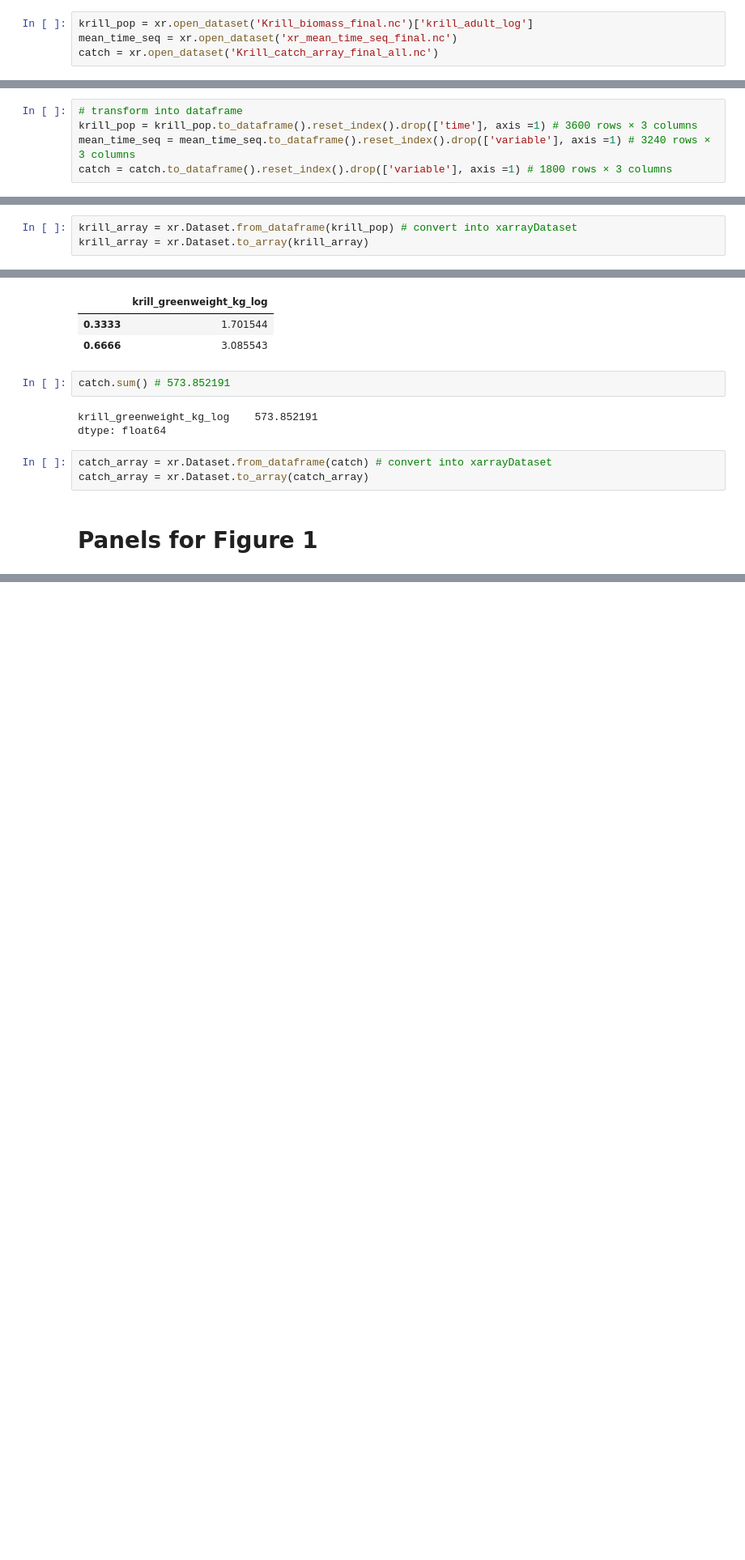
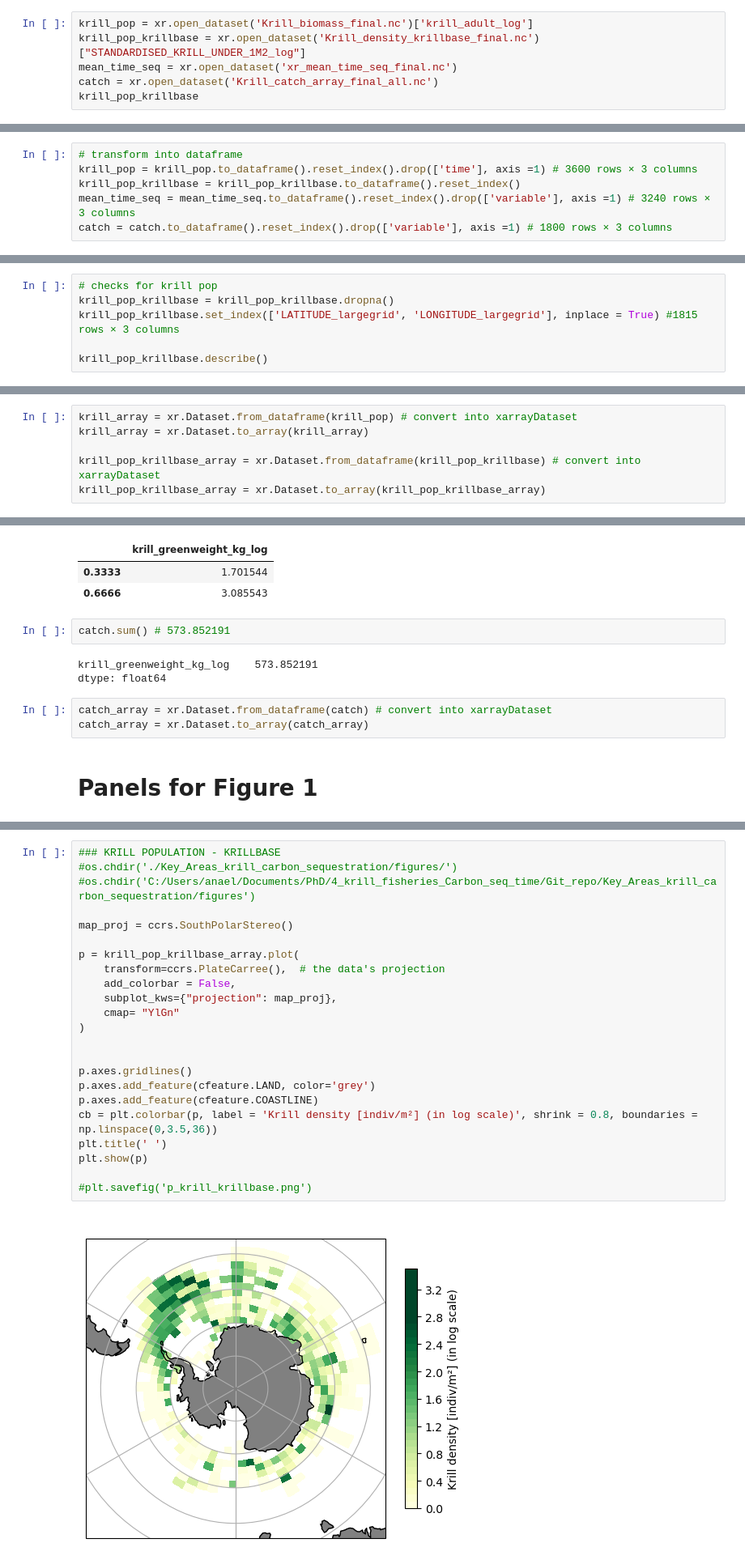
Before and after one commit to AnaelleDurfort/Key_Areas_krill_carbon_sequestration, a Jupyter notebook: Data_exploration.ipynb, the cells around one changed output, grey strips where cells are left out. Shown at 81% size. Saved outputs shown, nothing was run; the diff lists cells and outputs as text; blank space fills up the shorter version.

```diff
--- a/Data_exploration.ipynb
+++ b/Data_exploration.ipynb
@@ -37,5 +38,7 @@ Rename the variable when needed and transform into dataset
 Create a joined dataframe
 # %%
 krill_pop = xr.open_dataset('Krill_biomass_final.nc')['krill_adult_log']
+krill_pop_krillbase = xr.open_dataset('Krill_density_krillbase_final.nc')["STANDARDISED_KRILL_UNDER_1M2_log"]
 mean_time_seq = xr.open_dataset('xr_mean_time_seq_final.nc')
 catch = xr.open_dataset('Krill_catch_array_final_all.nc')
+krill_pop_krillbase
@@ -45,6 +55,7 @@ catch = catch.rename_vars({'__xarray_dataarray_variable__' : 'krill_greenweight_
 # %%
 # transform into dataframe
 krill_pop = krill_pop.to_dataframe().reset_index().drop(['time'], axis =1) # 3600 rows × 3 columns
+krill_pop_krillbase = krill_pop_krillbase.to_dataframe().reset_index()
 mean_time_seq = mean_time_seq.to_dataframe().reset_index().drop(['variable'], axis =1) # 3240 rows × 3 columns
 catch = catch.to_dataframe().reset_index().drop(['variable'], axis =1) # 1800 rows × 3 columns
 # %%
@@ -87,0 +99,6 @@ krill_pop.quantile(q=[0.3333, 0.6666])
+# %%
+# checks for krill pop
+krill_pop_krillbase = krill_pop_krillbase.dropna()
+krill_pop_krillbase.set_index(['LATITUDE_largegrid', 'LONGITUDE_largegrid'], inplace = True) #1815  rows × 3 columns
+
+krill_pop_krillbase.describe()
@@ -88,6 +132,9 @@ krill_pop.quantile(q=[0.3333, 0.6666])
 # %%
 krill_array = xr.Dataset.from_dataframe(krill_pop) # convert into xarrayDataset
 krill_array = xr.Dataset.to_array(krill_array)
+
+krill_pop_krillbase_array = xr.Dataset.from_dataframe(krill_pop_krillbase) # convert into xarrayDataset
+krill_pop_krillbase_array = xr.Dataset.to_array(krill_pop_krillbase_array)
 # %%
 # checks for mean time seq : 513 NaN rows
 mean_time_seq = mean_time_seq.dropna() #2727
@@ -204,3 +251,28 @@ plt.savefig('p_krill.png')
+# %%
+### KRILL POPULATION - KRILLBASE
+#os.chdir('./Key_Areas_krill_carbon_sequestration/figures/')
+#os.chdir('C:/Users/anael/Documents/PhD/4_krill_fisheries_Carbon_seq_time/Git_repo/Key_Areas_krill_carbon_sequestration/figures')
+
+map_proj = ccrs.SouthPolarStereo()
+
+p = krill_pop_krillbase_array.plot(
+    transform=ccrs.PlateCarree(),  # the data's projection
+    add_colorbar = False,
+    subplot_kws={"projection": map_proj},
+    cmap= "YlGn"
+)
+
+
+p.axes.gridlines()
+p.axes.add_feature(cfeature.LAND, color='grey')
+p.axes.add_feature(cfeature.COASTLINE)
+cb = plt.colorbar(p, label = 'Krill density [indiv/m²] (in log scale)', shrink = 0.8, boundaries = np.linspace(0,3.5,36))
+plt.title(' ')
+plt.show(p)
+
+#plt.savefig('p_krill_krillbase.png')
+# %% [output]
+[figure, added]
 # %%
 ### MEAN TIME OF CARBON SEQUESTRATION
 
```
Also changed, not shown: parts of 8 cells of this notebook, 5 other files.
